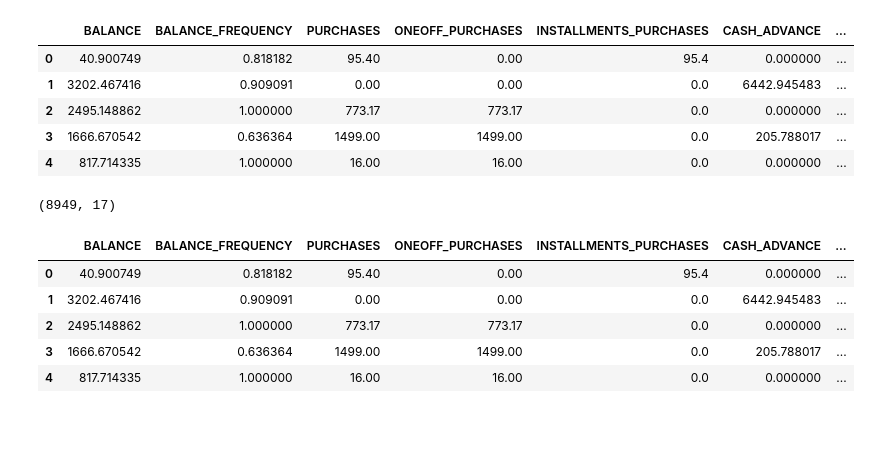
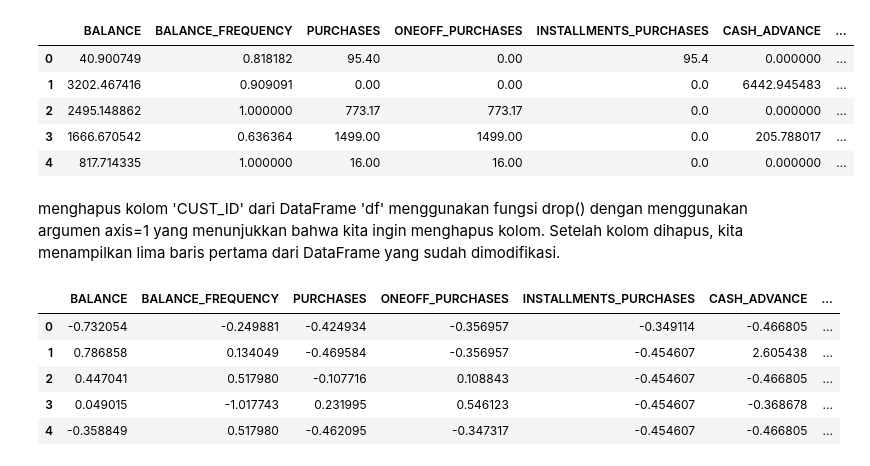
Before and after one commit to januwarby/PYTN_KampusMerdeka_fp4_JanuwarByKhaqi, a Jupyter notebook: PYTN_KampusMerdeka_fp4_JanuwarByKhaqi.ipynb, the cells around one changed output. Cells and saved outputs as stored; diff of their text form; code cells hidden in the pictures; blank space fills up the shorter version.

```diff
--- a/PYTN_KampusMerdeka_fp4_JanuwarByKhaqi.ipynb
+++ b/PYTN_KampusMerdeka_fp4_JanuwarByKhaqi.ipynb
@@ -96,13 +296,14 @@ normalised = normalize(df)
-# %%
-normalised.shape
-# %% [output]
-(8949, 17)
+# %% [markdown]
+menghapus kolom 'CUST_ID' dari DataFrame 'df' menggunakan fungsi drop() dengan menggunakan argumen axis=1 yang menunjukkan bahwa kita ingin menghapus kolom. Setelah kolom dihapus, kita menampilkan lima baris pertama dari DataFrame yang sudah dimodifikasi.
+# %%
+scaler = StandardScaler()
+df_scaled = pd.DataFrame(scaler.fit_transform(df), columns=df.columns)
 # %%
-df.head()
+df_scaled.head()
 # %% [output]
 |  | BALANCE | BALANCE_FREQUENCY | PURCHASES | ONEOFF_PURCHASES | INSTALLMENTS_PURCHASES | CASH_ADVANCE | ... |
-| 0 | 40.900749 | 0.818182 | 95.40 | 0.00 | 95.4 | 0.000000 | ... |
-| 1 | 3202.467416 | 0.909091 | 0.00 | 0.00 | 0.0 | 6442.945483 | ... |
-| 2 | 2495.148862 | 1.000000 | 773.17 | 773.17 | 0.0 | 0.000000 | ... |
-| 3 | 1666.670542 | 0.636364 | 1499.00 | 1499.00 | 0.0 | 205.788017 | ... |
-| 4 | 817.714335 | 1.000000 | 16.00 | 16.00 | 0.0 | 0.000000 | ... |
+| 0 | -0.732054 | -0.249881 | -0.424934 | -0.356957 | -0.349114 | -0.466805 | ... |
+| 1 | 0.786858 | 0.134049 | -0.469584 | -0.356957 | -0.454607 | 2.605438 | ... |
+| 2 | 0.447041 | 0.517980 | -0.107716 | 0.108843 | -0.454607 | -0.466805 | ... |
+| 3 | 0.049015 | -1.017743 | 0.231995 | 0.546123 | -0.454607 | -0.368678 | ... |
+| 4 | -0.358849 | 0.517980 | -0.462095 | -0.347317 | -0.454607 | -0.466805 | ... |
```
Also changed, not shown: parts of 58 cells of this notebook.
